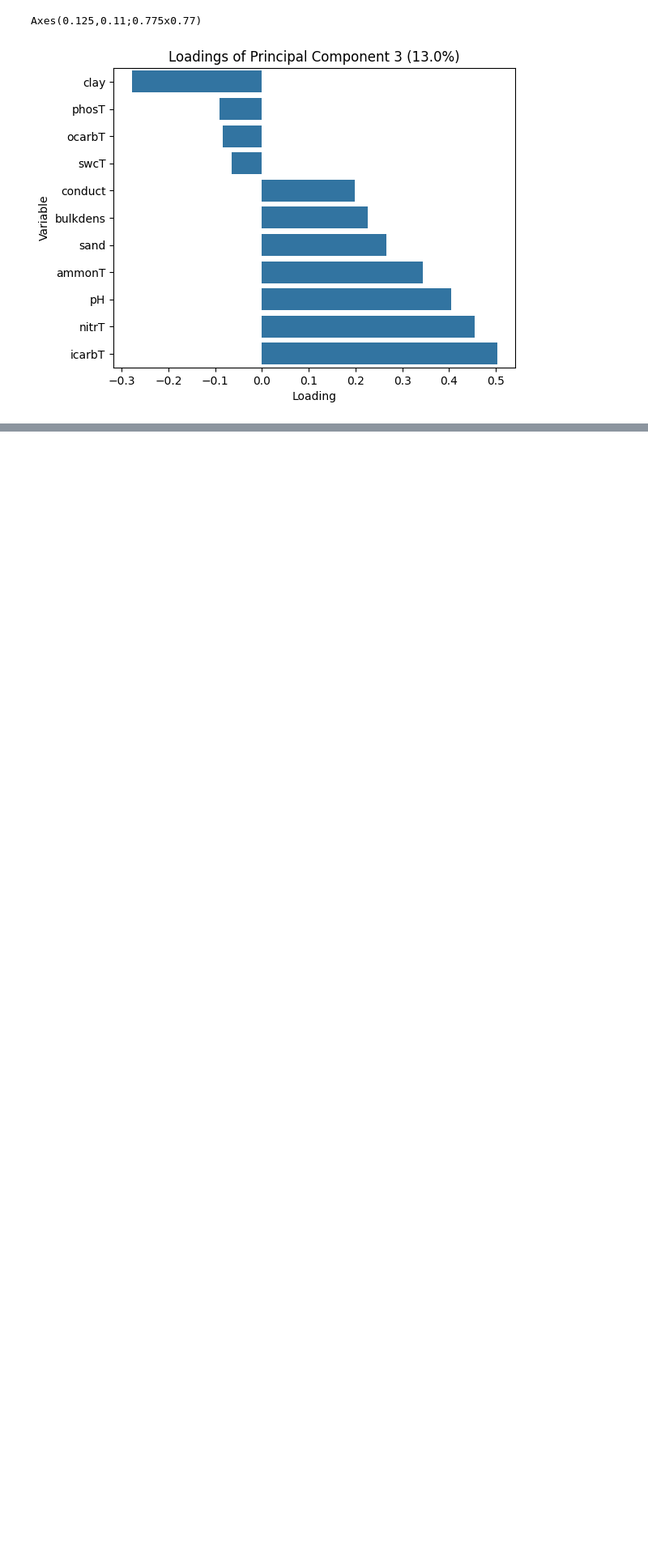
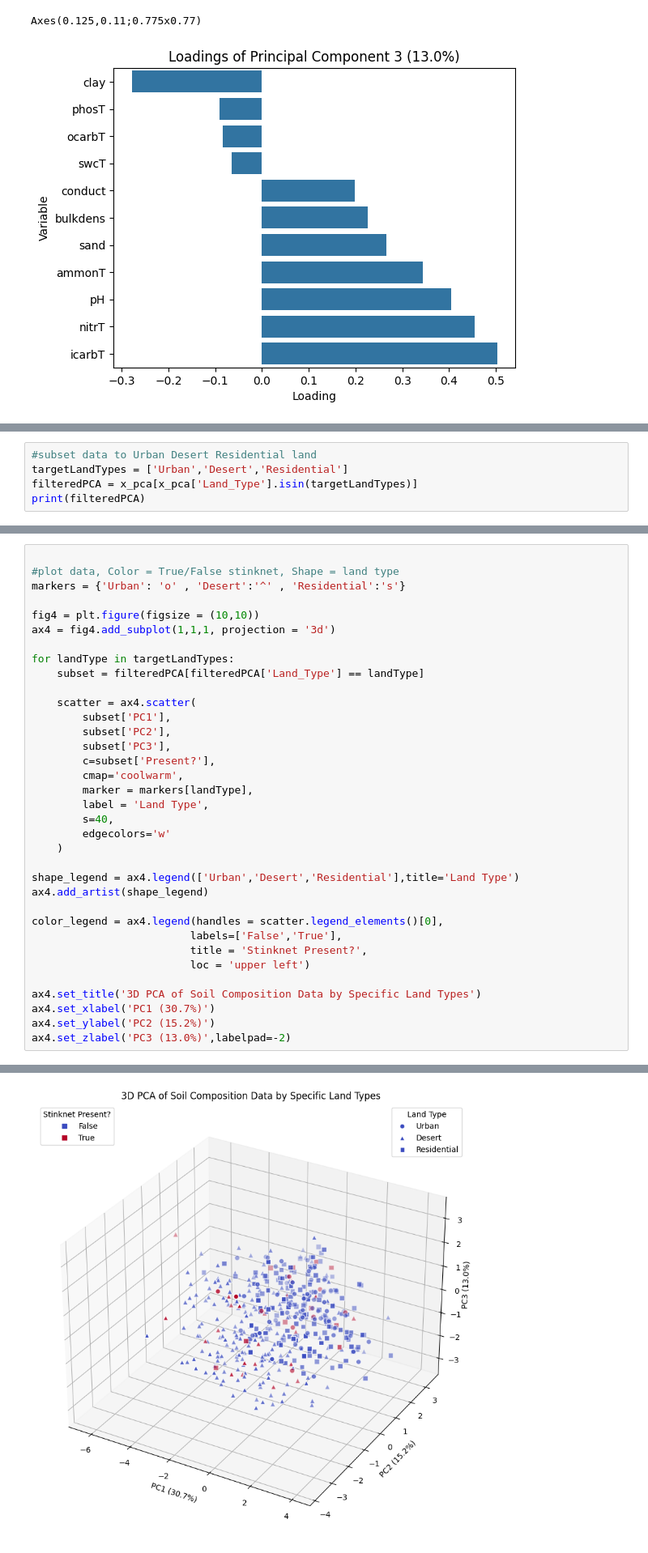
Before and after one commit to sb-boop612/Stinknet-PCA, a Jupyter notebook: PCA(Excluding2023).ipynb, the cells around one changed output, grey strips where cells are left out. Shown at 81% size. Drawn from its saved outputs; the diff is of its cells as text; blank space fills up the shorter version.

```diff
--- a/PCA(Excluding2023).ipynb
+++ b/PCA(Excluding2023).ipynb
@@ -205,3 +248,8 @@ print(x_pca['Land_Type'].unique())
 # %% [output]
 ['Desert' 'Urban' 'Residential' 'AgriculturalLand' 'Vacant'
  'Transportation' 'GolfCourse/park']
+# %%
+#subset data to Urban Desert Residential land
+targetLandTypes = ['Urban','Desert','Residential']
+filteredPCA = x_pca[x_pca['Land_Type'].isin(targetLandTypes)]
+print(filteredPCA)
@@ -207,0 +272,36 @@ print(x_pca['Land_Type'].unique())
+# %%
+
+#plot data, Color = True/False stinknet, Shape = land type
+markers = {'Urban': 'o' , 'Desert':'^' , 'Residential':'s'}
+
+fig4 = plt.figure(figsize = (10,10))
+ax4 = fig4.add_subplot(1,1,1, projection = '3d')
+
+for landType in targetLandTypes:
+    subset = filteredPCA[filteredPCA['Land_Type'] == landType]
+
+    scatter = ax4.scatter(
+        subset['PC1'],
+        subset['PC2'],
+        subset['PC3'],
+        c=subset['Present?'],
+        cmap='coolwarm',
+        marker = markers[landType],
+        label = 'Land Type',
+        s=40,
+        edgecolors='w'
+    )
+
+shape_legend = ax4.legend(['Urban','Desert','Residential'],title='Land Type')
+ax4.add_artist(shape_legend)
+
+color_legend = ax4.legend(handles = scatter.legend_elements()[0],
+                         labels=['False','True'],
+                         title = 'Stinknet Present?',
+                         loc = 'upper left')
+
+ax4.set_title('3D PCA of Soil Composition Data by Specific Land Types')
+ax4.set_xlabel('PC1 (30.7%)')
+ax4.set_ylabel('PC2 (15.2%)')
+ax4.set_zlabel('PC3 (13.0%)',labelpad=-2)
+# %% [output]
@@ -207,0 +309 @@ print(x_pca['Land_Type'].unique())
+[figure, added]
```
Also changed, not shown: parts of 5 cells of this notebook.
